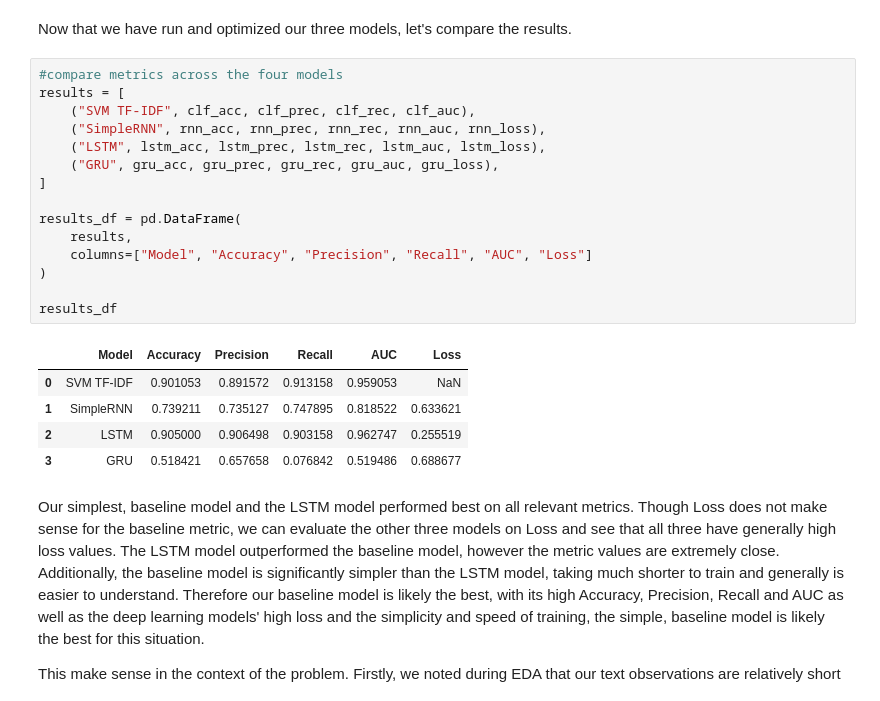
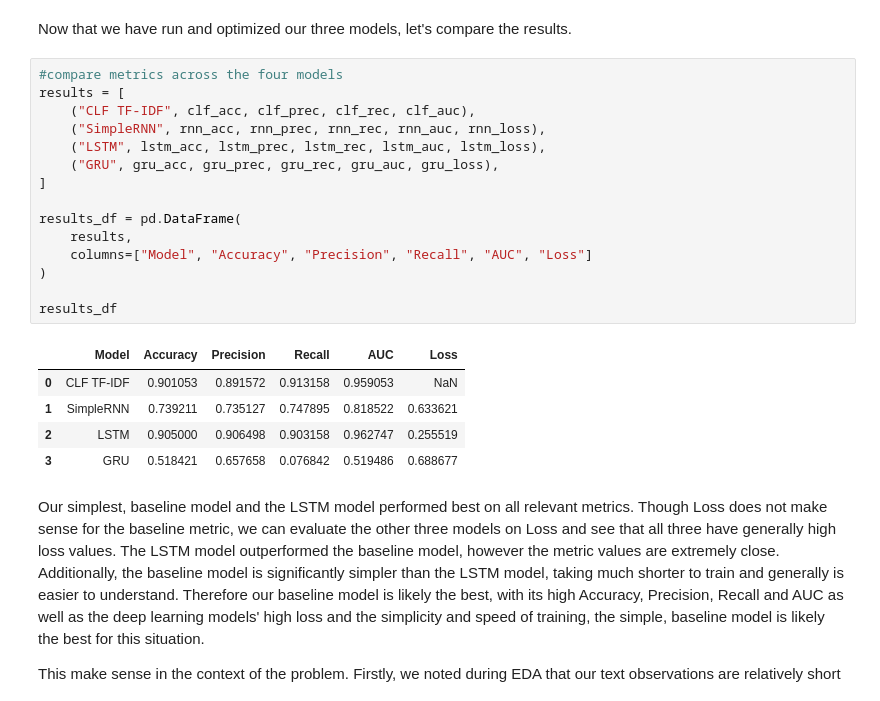
Before and after one commit to ehaley3/Advanced_Machine_Learning_Final_Project2025, a Jupyter notebook: AML_Final_Project_Group2.ipynb, the cells around one changed output. Drawn from its saved outputs; the diff is of its cells as text.

```diff
--- a/AML_Final_Project_Group2.ipynb
+++ b/AML_Final_Project_Group2.ipynb
@@ -716,21 +716,21 @@ Now that we have run and optimized our three models, let's compare the results.
 # %%
 #compare metrics across the four models
 results = [
-    ("SVM TF-IDF", clf_acc, clf_prec, clf_rec, clf_auc),
+    ("CLF TF-IDF", clf_acc, clf_prec, clf_rec, clf_auc),
     ("SimpleRNN", rnn_acc, rnn_prec, rnn_rec, rnn_auc, rnn_loss),
     ("LSTM", lstm_acc, lstm_prec, lstm_rec, lstm_auc, lstm_loss),
     ("GRU", gru_acc, gru_prec, gru_rec, gru_auc, gru_loss),
 ]
 
 results_df = pd.DataFrame(
     results,
     columns=["Model", "Accuracy", "Precision", "Recall", "AUC", "Loss"]
 )
 
 results_df
 # %% [output]
 |  | Model | Accuracy | Precision | Recall | AUC | Loss |
-| 0 | SVM TF-IDF | 0.901053 | 0.891572 | 0.913158 | 0.959053 | NaN |
+| 0 | CLF TF-IDF | 0.901053 | 0.891572 | 0.913158 | 0.959053 | NaN |
 | 1 | SimpleRNN | 0.739211 | 0.735127 | 0.747895 | 0.818522 | 0.633621 |
 | 2 | LSTM | 0.905000 | 0.906498 | 0.903158 | 0.962747 | 0.255519 |
 | 3 | GRU | 0.518421 | 0.657658 | 0.076842 | 0.519486 | 0.688677 |
```
Also changed, not shown: parts of 1 cell of this notebook.
